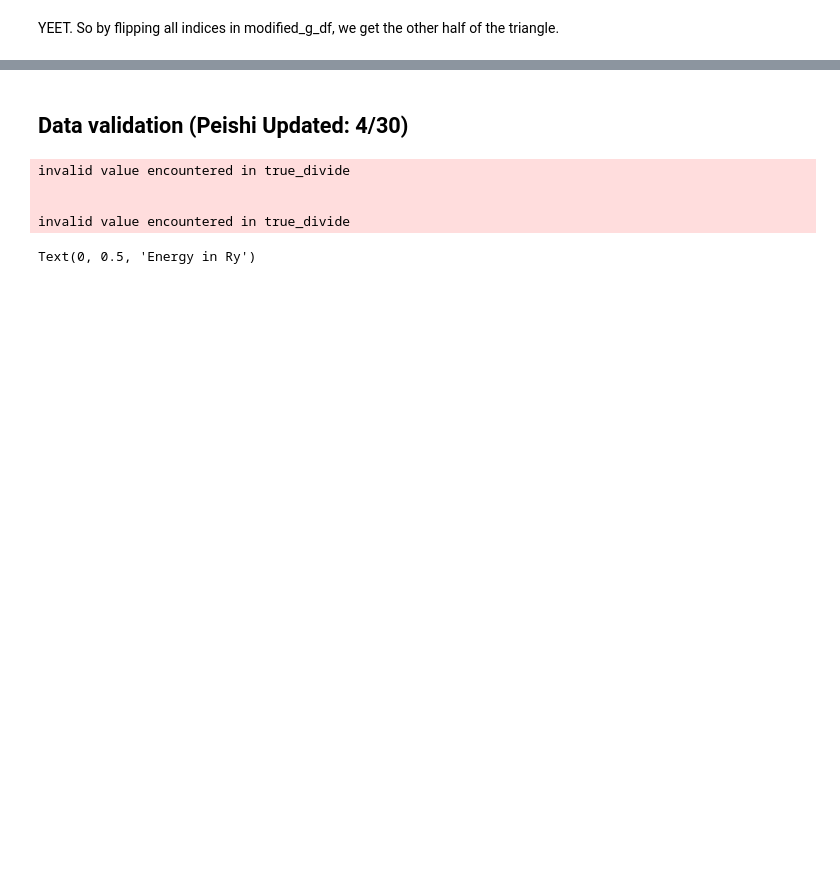
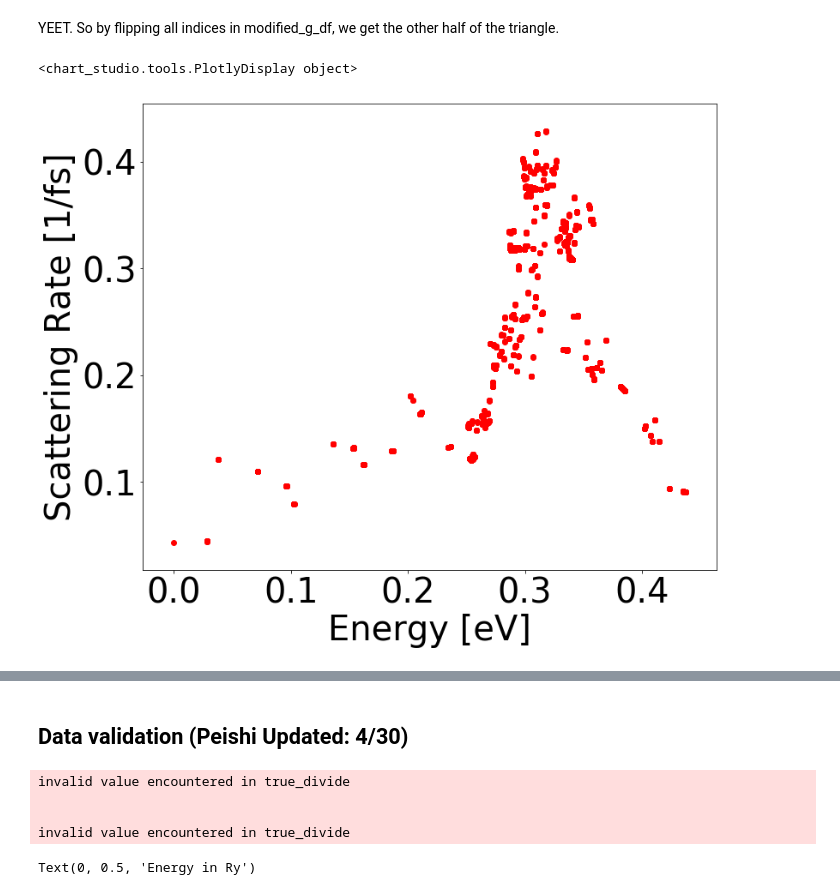
Before and after one commit to alexanderychoi/linear_boltzmann, a Jupyter notebook: data_processing_4_19.ipynb, the cells around one changed output, grey strips where cells are left out. Drawn from its saved outputs; the diff is of its cells as text; code cells hidden in the pictures; blank space fills up the shorter version.

Commit message:
Added reciprocal g_elements.

```diff
--- a/data_processing_4_19.ipynb
+++ b/data_processing_4_19.ipynb
@@ -1038,2 +963,35 @@ py.iplot(data, filename='basic-scatter')
 # %% [markdown]
 YEET. So by flipping all indices in modified_g_df, we get the other half of the triangle.
+# %%
+reverse_df = modified_g_df.copy(deep=True)
+
+reverse_df['k_inds'] = modified_g_df['k+q_inds']
+reverse_df['k+q_inds'] = modified_g_df['k_inds']
+
+reverse_df['k_FD'] = modified_g_df['k+q_FD']
+reverse_df['k+q_FD'] = modified_g_df['k_FD']
+
+reverse_df['k_en [eV]'] = modified_g_df['k+q_en [eV]']
+reverse_df['k+q_en [eV]'] = modified_g_df['k_en [eV]']
+
+reverse_df['collision_state'] = modified_g_df['collision_state']*-1
+# %%
+modified_index_copy = reverse_df.groupby(['k_inds','k+q_inds'])['g_element'].agg('sum').to_frame().reset_index()
+
+# Create a trace
+trace = go.Scattergl(
+    x = modified_index_copy['k_inds'].values,
+    y = modified_index_copy['k+q_inds'].values,
+    mode = 'markers'
+)
+
+data = [trace]
+
+# Plot and embed in ipython notebook!
+py.iplot(data, filename='basic-scatter')
+
+# or plot with: plot_url = py.plot(data, filename='basic-line')
+# %% [output]
+<chart_studio.tools.PlotlyDisplay object>
+# %%
+full_g_df = modified_g_df.append(reverse_df)
@@ -1039,0 +1073,2 @@ YEET. So by flipping all indices in modified_g_df, we get the other half of the
+# %%
+abs_scattering,ems_scattering = scattering_rate(full_g_df)
@@ -1040,3 +1080,21 @@ YEET. So by flipping all indices in modified_g_df, we get the other half of the
+# %%
+import matplotlib.cm as cm
+plt.rcParams.update({'font.size': 40})
+plt.rcParams.update({'lines.linewidth': 3.5})
+
+fig = plt.figure(figsize=(12,10))
+ax = plt.gca()
+
+plt.scatter((enk_df['energy [Ryd]'].values-enk_df['energy [Ryd]'].min())*13.6056980659,abs_scattering_array+ems_scattering_array,c = 'Red')
+#plt.ticklabel_format(style='sci', axis='y', scilimits=(0,0))
+#plt.ticklabel_format(style='sci', axis='x', scilimits=(0,0))
+plt.ylabel('Scattering Rate [1/fs]')
+plt.xlabel('Energy [eV]')
+#plt.legend()
+plt.show()
+fig.savefig('test.png', bbox_inches='tight')
+# %% [output]
+[figure, added]
 # %%
 def coupling_matrix_calc(g_df):
     """
```
Also changed, not shown: parts of 28 cells of this notebook.
